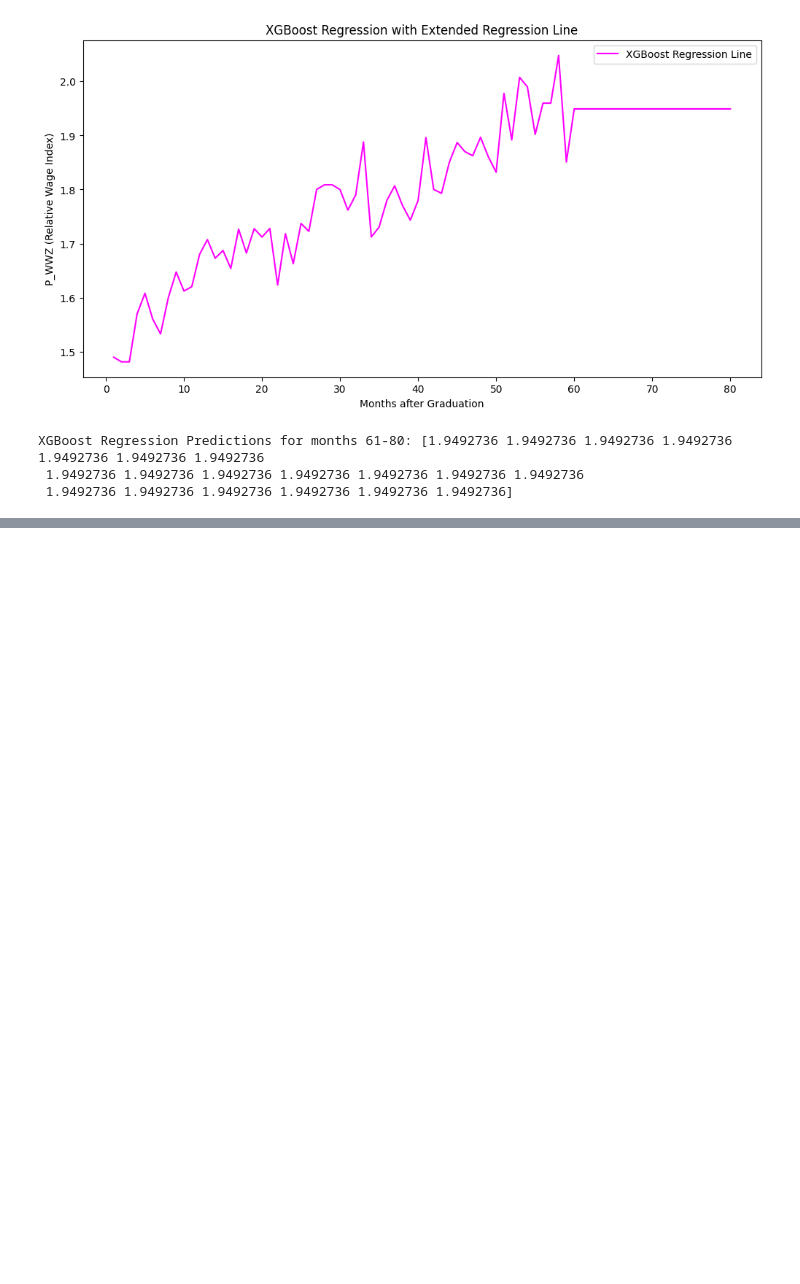
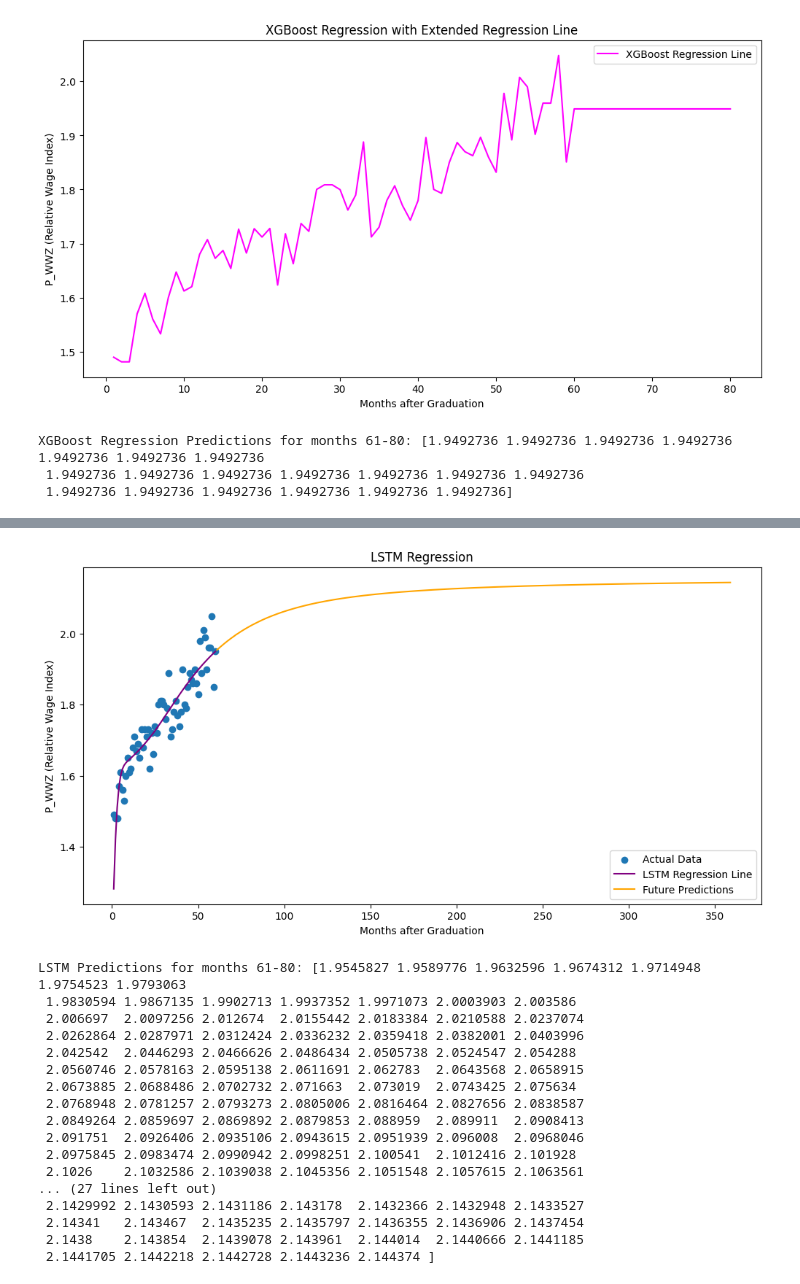
Before and after one commit to michalsko20/ela_analysis, a Jupyter notebook: model/main.ipynb, the cells around one changed output, grey strips where cells are left out. Saved outputs shown, nothing was run; the diff lists cells and outputs as text; code cells hidden in the pictures; blank space fills up the shorter version.

```diff
--- a/model/main.ipynb
+++ b/model/main.ipynb
@@ -648,30 +706,50 @@ lstm = LSTM()
 criterion = nn.MSELoss()
 optimizer = optim.Adam(lstm.parameters(), lr=0.001)
 
 # Train the model
 epochs = 500
 for epoch in range(epochs):
     optimizer.zero_grad()
     predictions = lstm(X_rnn)
     loss = criterion(predictions, y_rnn)
     loss.backward()
     optimizer.step()
 
 # Predict future values
 lstm.eval()
 with torch.no_grad():
     predictions = lstm(X_rnn).numpy()
     future_predictions = lstm(future_months_tensor.view(-1, 1, 1)).numpy()
 
 # Plot the results
 plt.figure(figsize=(12, 6))
+plt.scatter(x=months, y=y, label='Actual Data')
 plt.plot(X, predictions, label='LSTM Regression Line', color='purple')
 plt.plot(future_months, future_predictions, label='Future Predictions', color='orange')
 plt.title('LSTM Regression')
 plt.xlabel('Months after Graduation')
 plt.ylabel('P_WWZ (Relative Wage Index)')
 plt.legend()
 plt.show()
 
 # Display predictions
 print(f"LSTM Predictions for months 61-80: {future_predictions.flatten()}")
+# %% [output]
+[figure, added]
+LSTM Predictions for months 61-80: [1.9545827 1.9589776 1.9632596 1.9674312 1.9714948 1.9754523 1.9793063
+ 1.9830594 1.9867135 1.9902713 1.9937352 1.9971073 2.0003903 2.003586
+ 2.006697  2.0097256 2.012674  2.0155442 2.0183384 2.0210588 2.0237074
+ 2.0262864 2.0287971 2.0312424 2.0336232 2.0359418 2.0382001 2.0403996
+ 2.042542  2.0446293 2.0466626 2.0486434 2.0505738 2.0524547 2.054288
+ 2.0560746 2.0578163 2.0595138 2.0611691 2.062783  2.0643568 2.0658915
+ 2.0673885 2.0688486 2.0702732 2.071663  2.073019  2.0743425 2.075634
+ 2.0768948 2.0781257 2.0793273 2.0805006 2.0816464 2.0827656 2.0838587
+ 2.0849264 2.0859697 2.0869892 2.0879853 2.088959  2.089911  2.0908413
+ 2.091751  2.0926406 2.0935106 2.0943615 2.0951939 2.096008  2.0968046
+ 2.0975845 2.0983474 2.0990942 2.0998251 2.100541  2.1012416 2.101928
+ 2.1026    2.1032586 2.1039038 2.1045356 2.1051548 2.1057615 2.1063561
+... (27 lines left out)
+ 2.1429992 2.1430593 2.1431186 2.143178  2.1432366 2.1432948 2.1433527
+ 2.14341   2.143467  2.1435235 2.1435797 2.1436355 2.1436906 2.1437454
+ 2.1438    2.143854  2.1439078 2.143961  2.144014  2.1440666 2.1441185
+ 2.1441705 2.1442218 2.1442728 2.1443236 2.144374 ]
```
Also changed, not shown: parts of 5 cells of this notebook, 1 other file.
